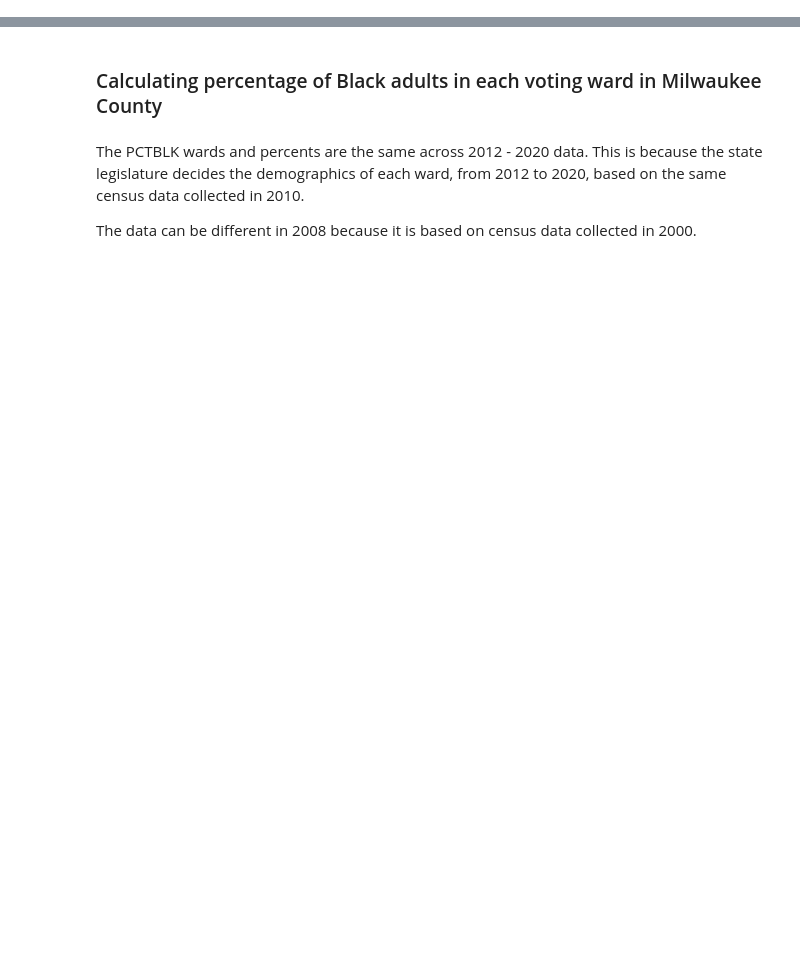
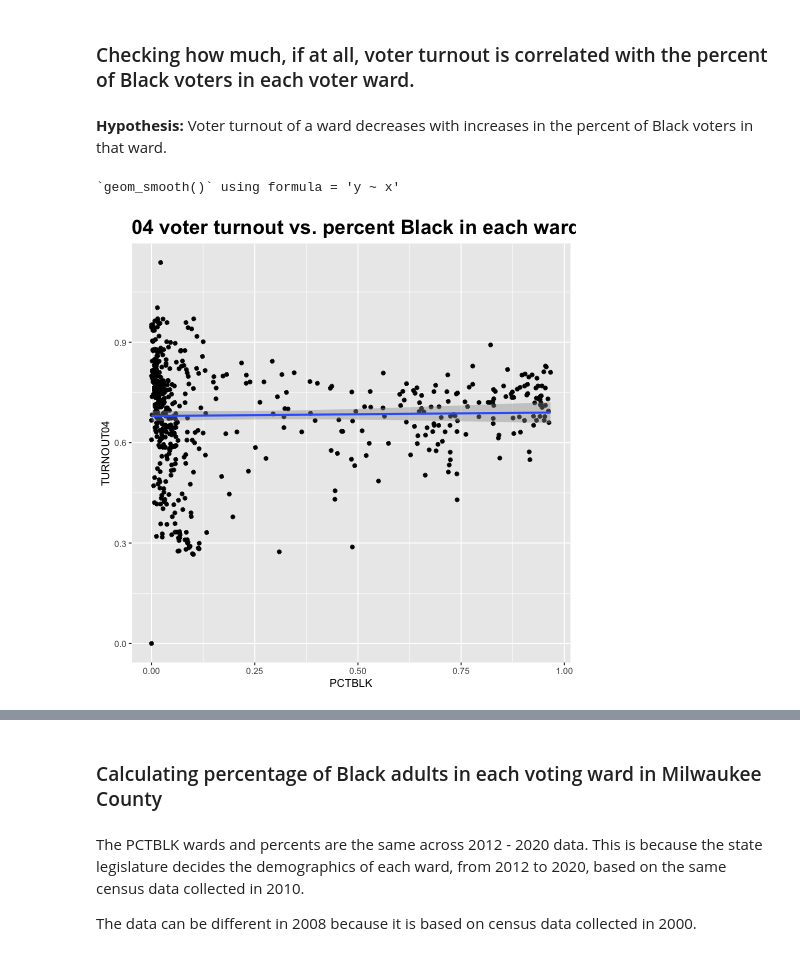
Before and after one commit to evawqh/mjs-voter-turnout, a Jupyter notebook: turnout-analysis.ipynb, the cells around one changed output, grey strips where cells are left out. Cells and saved outputs as stored; diff of their text form; code cells hidden in the pictures; blank space fills up the shorter version.

```diff
--- a/turnout-analysis.ipynb
+++ b/turnout-analysis.ipynb
@@ -41,12 +48,10 @@ require('tidyverse')
 # %%
-# milwaukee presidential votes casted and adult population
+# milwaukee presidential voter turnout and racial demographics
 # by ward in 2008, 12, 16, and 20.
 
-mil_08 = pd.read_csv("mil_cnty_08.csv")
-mil_12 = pd.read_csv("mil_cnty_12.csv")
-mil_16 = pd.read_csv("mil_cnty_16.csv")
-mil_20 = pd.read_csv("mil_cnty_20.csv")
-mil_20.head()
+mil_04_08 = pd.read_csv("mil_cnty_04_08.csv")
+mil_12_20 = pd.read_csv("mil_cnty_12_20.csv")
+mil_12_20.head()
 # %% [output]
 |  | CNTY_NAME | MCD_NAME | CTV | ASM | SEN | CON | STR_WARDS | PERSONS18 | WHITE18 | BLACK18 | ... |
 | 0 | Milwaukee | Bayside | V | 23 | 8 | 4 | 0001 | 785.0 | 664.0 | 45.0 | ... |
@@ -84,0 +63,20 @@ mil_20["TURNOUT"] = (mil_20["PRETOT20"]/mil_20["PERSONS18"]).astype(float)
+# %% [markdown]
+### Checking how much, if at all, voter turnout is correlated with the percent of Black voters in each voter ward.
+# %% [markdown]
+__Hypothesis:__ Voter turnout of a ward decreases with increases in the percent of Black voters in that ward.
+# %%
+%%R -i mil_04_08
+
+# Importing the dataframe from Python to R in this cell.
+# And plotting the 2004 presidential election voter turnout
+# By the percent of Black adults in each ward
+
+ggplot(mil_04_08) +
+    aes(x=PCTBLK, y=TURNOUT04) +
+    geom_point() +
+    geom_smooth(method="lm") +
+    theme(plot.title = element_text(size=20, face="bold")) +
+    labs(title = "04 voter turnout vs. percent Black in each ward", x = "PCTBLK", y = "TURNOUT04")
+# %% [output]
+`geom_smooth()` using formula = 'y ~ x'
+[figure, added]
```
Also changed, not shown: parts of 35 cells of this notebook.
